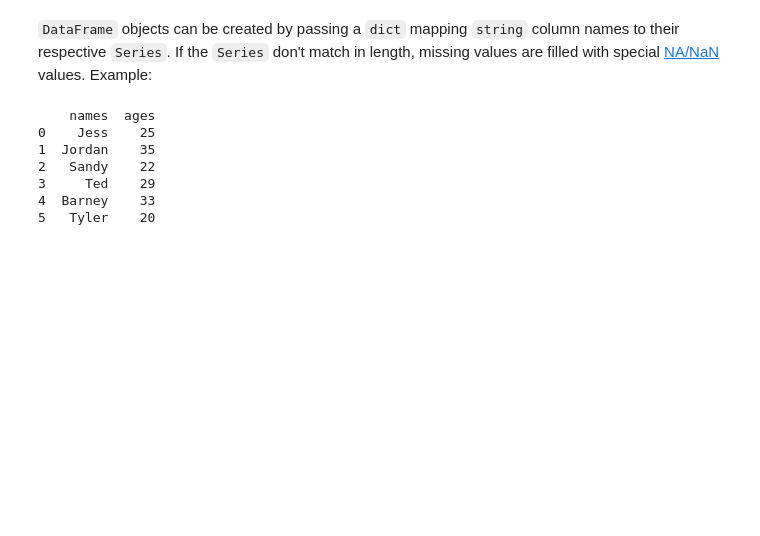
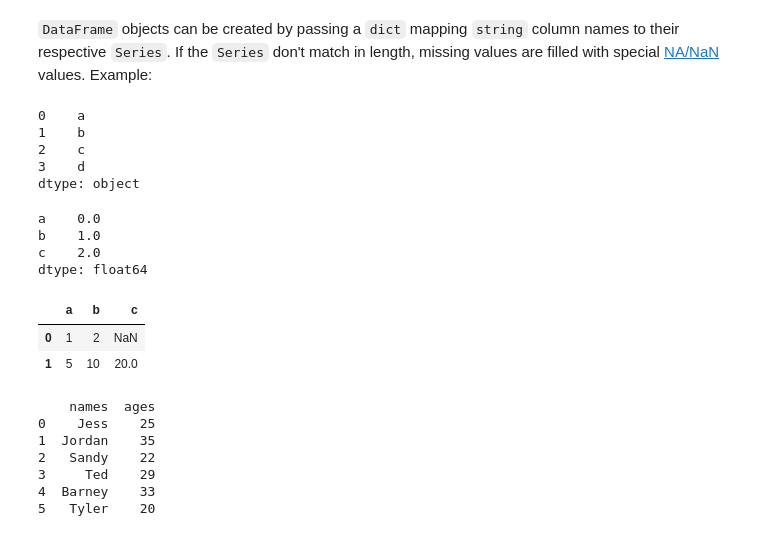
Before and after one commit to vsbca/Data-Science, a Jupyter notebook: intro_to_pandas.ipynb, the cells around one changed output. Saved outputs shown, nothing was run; the diff lists cells and outputs as text; code cells hidden in the pictures; blank space fills up the shorter version.

```diff
--- a/intro_to_pandas.ipynb
+++ b/intro_to_pandas.ipynb
@@ -45,6 +45,37 @@ The primary data structures in *pandas* are implemented as two classes:
 The data frame is a commonly used abstraction for data manipulation. Similar implementations exist in [Spark](https://spark.apache.org/) and [R](https://www.r-project.org/about.html).
 # %% [markdown]
 `DataFrame` objects can be created by passing a `dict` mapping `string` column names to their respective `Series`. If the `Series` don't match in length, missing values are filled with special [NA/NaN](http://pandas.pydata.org/pandas-docs/stable/missing_data.html) values. Example:
+# %%
+import numpy as np
+data = np.array(['a','b','c','d'])
+s = pd.Series(data)
+s
+# %% [output]
+0    a
+1    b
+2    c
+3    d
+dtype: object
+# %%
+#Series using the Dict
+data = {'a' : 0., 'b' : 1., 'c' : 2.}
+s = pd.Series(data)
+s
+# %% [output]
+a    0.0
+b    1.0
+c    2.0
+dtype: float64
+# %%
+#Data Frame from dictionary
+import pandas as pd
+data = [{'a': 1, 'b': 2},{'a': 5, 'b': 10, 'c': 20}]
+df = pd.DataFrame(data)
+df
+# %% [output]
+|  | a | b | c |
+| 0 | 1 | 2 | NaN |
+| 1 | 5 | 10 | 20.0 |
 # %%
 #Let's make a dataframe
 import pandas as pd
```
